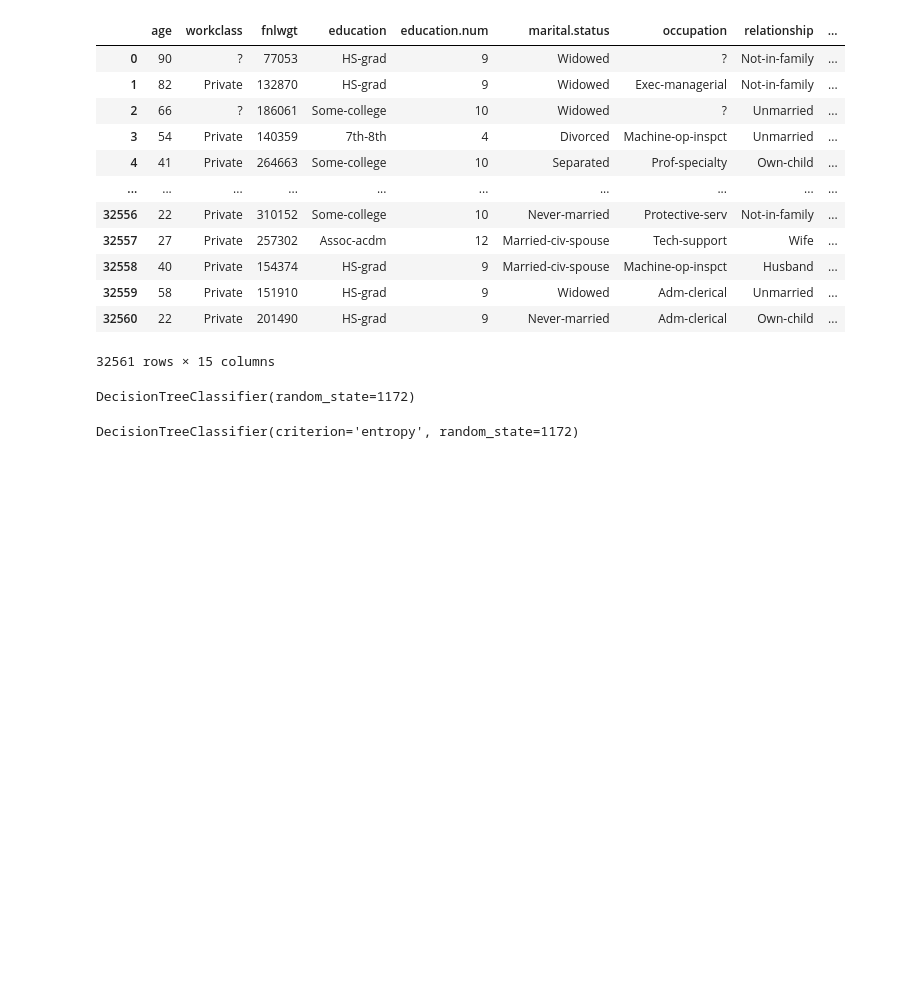
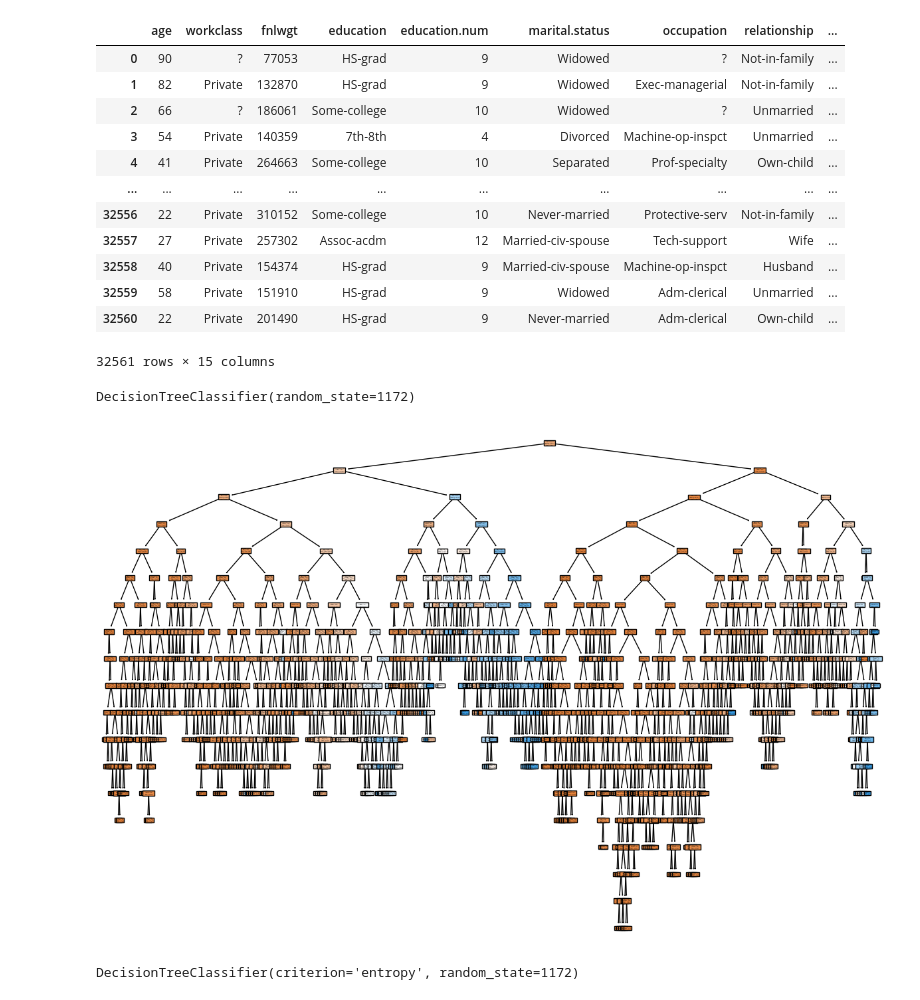
Before and after one commit to sparsh-karna/ml-lab, a Jupyter notebook: lab6/Lab6.ipynb, the cells around one changed output. Drawn from its saved outputs; the diff is of its cells as text; code cells hidden in the pictures; blank space fills up the shorter version.

```diff
--- a/lab6/Lab6.ipynb
+++ b/lab6/Lab6.ipynb
@@ -51,6 +53,16 @@ cart_model = DecisionTreeClassifier(criterion='gini', random_state=1172)
 cart_model.fit(X_train_processed, y_train)
 # %% [output]
 DecisionTreeClassifier(random_state=1172)
+# %%
+plt.figure(figsize=(15, 10))
+plot_tree(cart_model,
+          feature_names=['age','education.num','marital.status','capital.gain','capital.loss','hours.per.week'],
+          class_names=['<=50K', '>50K'],
+          filled=True)
+
+plt.show()
+# %% [output]
+[figure, added]
 # %%
 id3_model = DecisionTreeClassifier(criterion='entropy', random_state=1172)
 id3_model.fit(X_train_processed, y_train)
```
Also changed, not shown: parts of 3 cells of this notebook, 3 other files.
